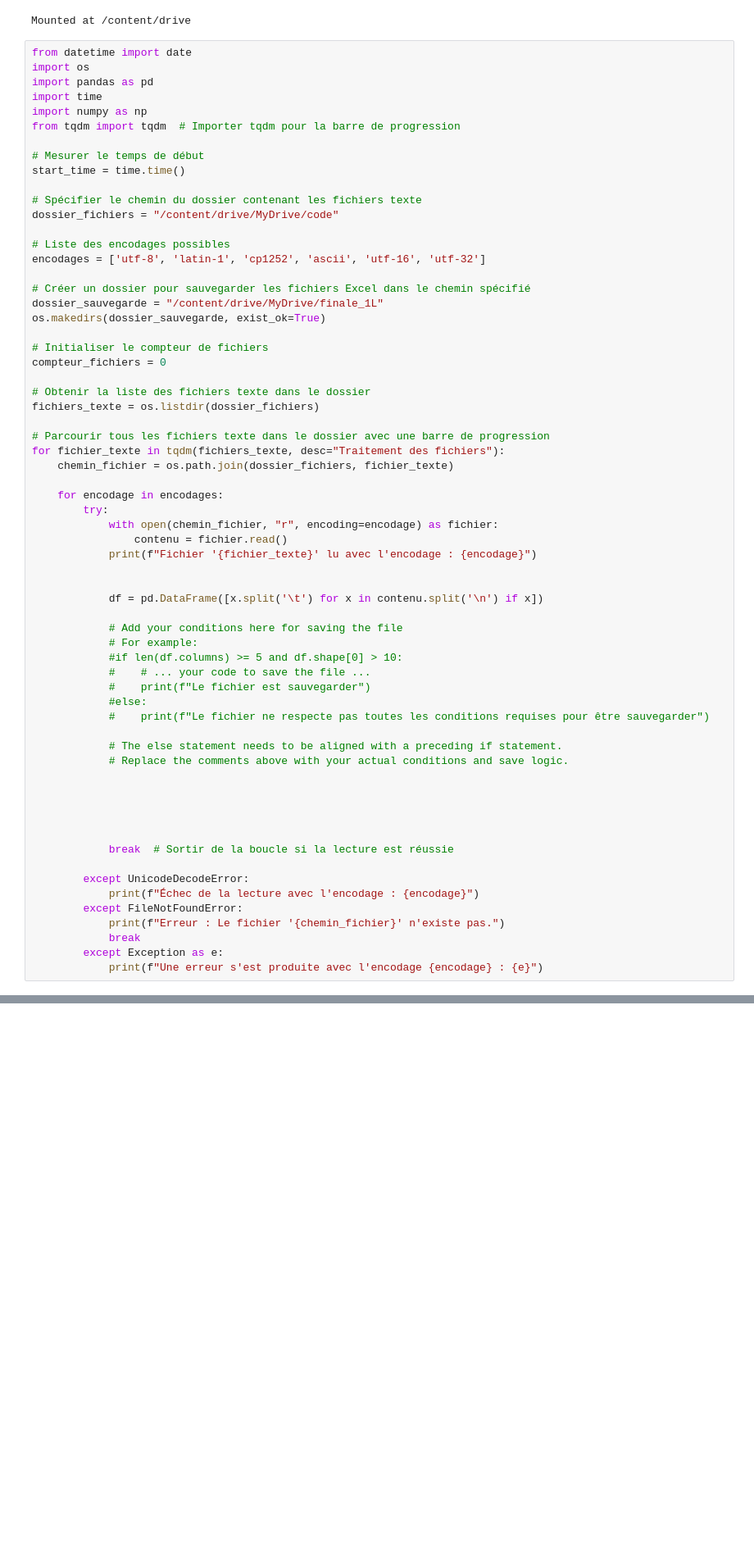
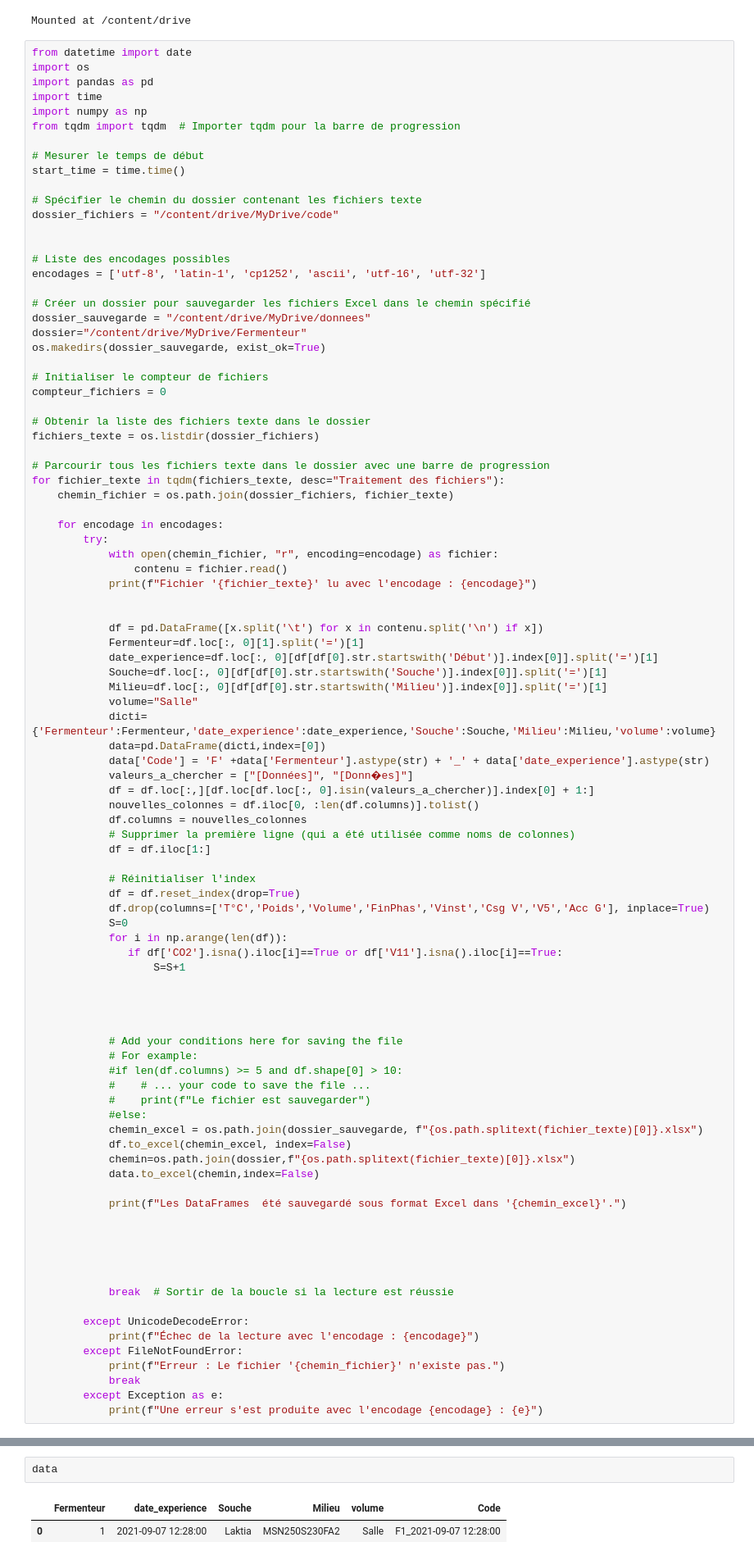
Before and after one commit to bigirimanainnocent12/Traitement_du_fichier_text, a Jupyter notebook: Traitement_du_fichier_texte.ipynb, the cells around one changed output, grey strips where cells are left out. Shown at 82% size. Saved outputs shown, nothing was run; the diff lists cells and outputs as text; blank space fills up the shorter version.

```diff
--- a/Traitement_du_fichier_texte.ipynb
+++ b/Traitement_du_fichier_texte.ipynb
@@ -19,11 +19,13 @@ start_time = time.time()
 # Spécifier le chemin du dossier contenant les fichiers texte
 dossier_fichiers = "/content/drive/MyDrive/code"
 
+
 # Liste des encodages possibles
 encodages = ['utf-8', 'latin-1', 'cp1252', 'ascii', 'utf-16', 'utf-32']
 
 # Créer un dossier pour sauvegarder les fichiers Excel dans le chemin spécifié
-dossier_sauvegarde = "/content/drive/MyDrive/finale_1L"
+dossier_sauvegarde = "/content/drive/MyDrive/donnees"
+dossier="/content/drive/MyDrive/Fermenteur"
 os.makedirs(dossier_sauvegarde, exist_ok=True)
 
 # Initialiser le compteur de fichiers
@@ -44,6 +46,31 @@ for fichier_texte in tqdm(fichiers_texte, desc="Traitement des fichiers"):
 
 
             df = pd.DataFrame([x.split('\t') for x in contenu.split('\n') if x])
+            Fermenteur=df.loc[:, 0][1].split('=')[1]
+            date_experience=df.loc[:, 0][df[df[0].str.startswith('Début')].index[0]].split('=')[1]
+            Souche=df.loc[:, 0][df[df[0].str.startswith('Souche')].index[0]].split('=')[1]
+            Milieu=df.loc[:, 0][df[df[0].str.startswith('Milieu')].index[0]].split('=')[1]
+            volume="Salle"
+            dicti={'Fermenteur':Fermenteur,'date_experience':date_experience,'Souche':Souche,'Milieu':Milieu,'volume':volume}
+            data=pd.DataFrame(dicti,index=[0])
+            data['Code'] = 'F' +data['Fermenteur'].astype(str) + '_' + data['date_experience'].astype(str)
+            valeurs_a_chercher = ["[Données]", "[Donn�es]"]
+            df = df.loc[:,][df.loc[df.loc[:, 0].isin(valeurs_a_chercher)].index[0] + 1:]
+            nouvelles_colonnes = df.iloc[0, :len(df.columns)].tolist()
+            df.columns = nouvelles_colonnes
+            # Supprimer la première ligne (qui a été utilisée comme noms de colonnes)
+            df = df.iloc[1:]
+
+            # Réinitialiser l'index
+            df = df.reset_index(drop=True)
+            df.drop(columns=['T°C','Poids','Volume','FinPhas','Vinst','Csg V','V5','Acc G'], inplace=True)
+            S=0
+            for i in np.arange(len(df)):
+               if df['CO2'].isna().iloc[i]==True or df['V11'].isna().iloc[i]==True:
+                   S=S+1
+
+
+
 
             # Add your conditions here for saving the file
             # For example:
@@ -51,10 +78,12 @@ for fichier_texte in tqdm(fichiers_texte, desc="Traitement des fichiers"):
             #    # ... your code to save the file ...
             #    print(f"Le fichier est sauvegarder")
             #else:
-            #    print(f"Le fichier ne respecte pas toutes les conditions requises pour être sauvegarder")
+            chemin_excel = os.path.join(dossier_sauvegarde, f"{os.path.splitext(fichier_texte)[0]}.xlsx")
+            df.to_excel(chemin_excel, index=False)
+            chemin=os.path.join(dossier,f"{os.path.splitext(fichier_texte)[0]}.xlsx")
+            data.to_excel(chemin,index=False)
 
-            # The else statement needs to be aligned with a preceding if statement.
-            # Replace the comments above with your actual conditions and save logic.
+            print(f"Les DataFrames  été sauvegardé sous format Excel dans '{chemin_excel}'.")
 
 
 
@@ -82,0 +198,5 @@ Fichier 'F1_07092021_1228_Laktia_MSN250S230FA2_T240_NV_SYNC.txt' lu avec l'encod
+# %%
+data
+# %% [output]
+|  | Fermenteur | date_experience | Souche | Milieu | volume | Code |
+| 0 | 1 | 2021-09-07 12:28:00 | Laktia | MSN250S230FA2 | Salle | F1_2021-09-07 12:28:00 |
```
Also changed, not shown: parts of 5 cells of this notebook.
